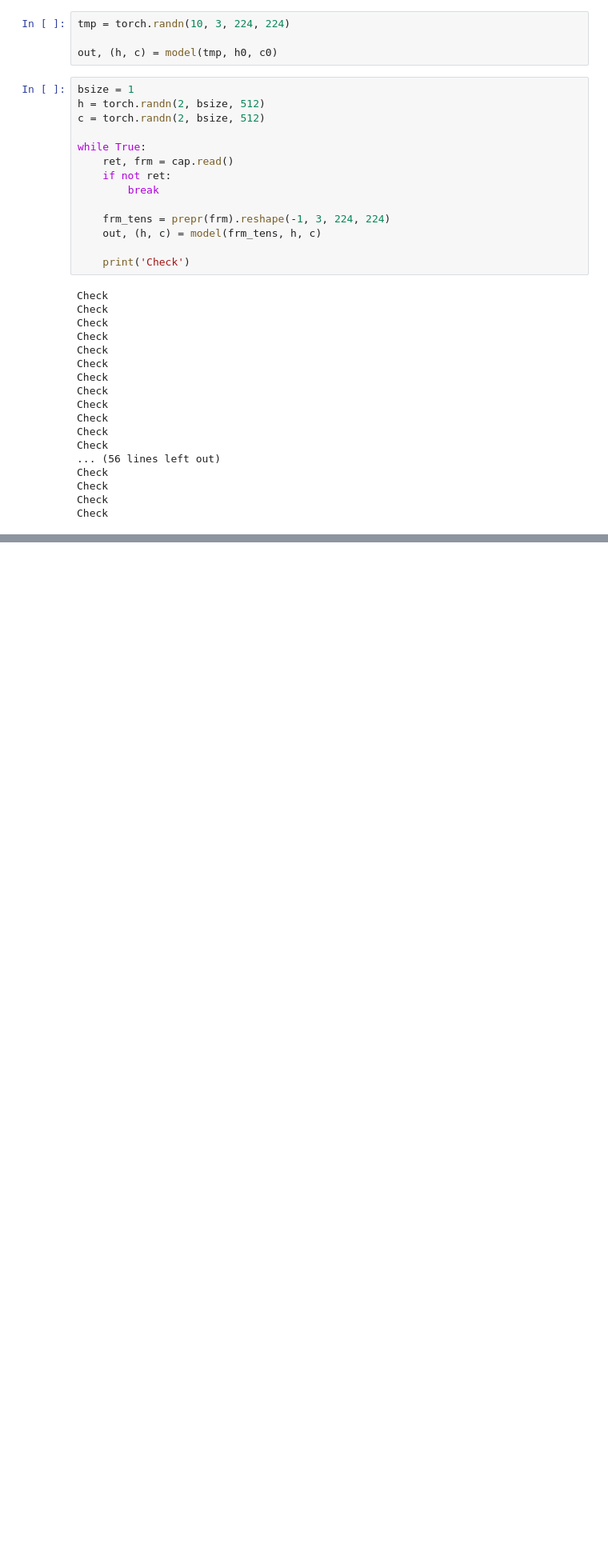
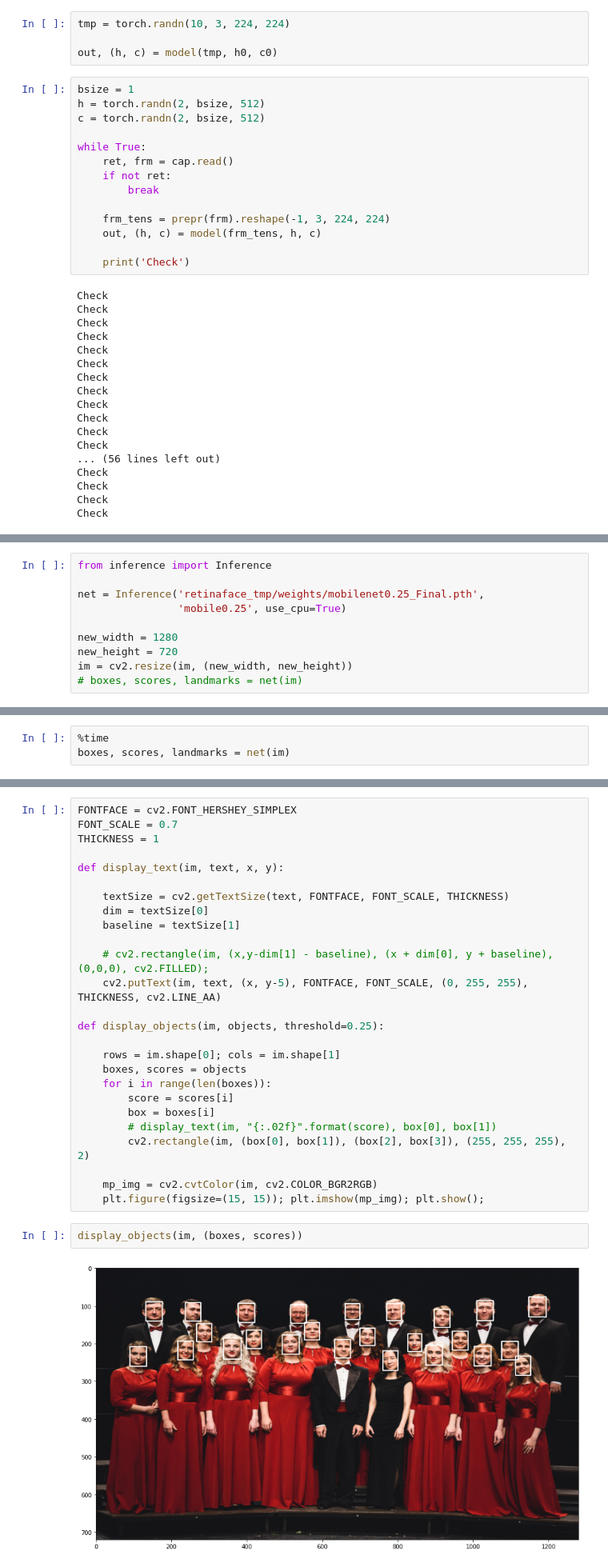
Before and after one commit to Irek21/ExpressionRecognition, a Jupyter notebook: main.ipynb, the cells around one changed output, grey strips where cells are left out. Shown at 80% size. Drawn from its saved outputs; the diff is of its cells as text; blank space fills up the shorter version.

```diff
--- a/main.ipynb
+++ b/main.ipynb
@@ -110,0 +125,10 @@ Check
+# %%
+from inference import Inference
+
+net = Inference('retinaface_tmp/weights/mobilenet0.25_Final.pth',
+                'mobile0.25', use_cpu=True)
+
+new_width = 1280
+new_height = 720
+im = cv2.resize(im, (new_width, new_height))
+# boxes, scores, landmarks = net(im)
@@ -110,0 +153,3 @@ Check
+# %%
+%time
+boxes, scores, landmarks = net(im)
@@ -110,0 +159,30 @@ Check
+# %%
+FONTFACE = cv2.FONT_HERSHEY_SIMPLEX
+FONT_SCALE = 0.7
+THICKNESS = 1
+
+def display_text(im, text, x, y):
+
+    textSize = cv2.getTextSize(text, FONTFACE, FONT_SCALE, THICKNESS)
+    dim = textSize[0]
+    baseline = textSize[1]
+
+    # cv2.rectangle(im, (x,y-dim[1] - baseline), (x + dim[0], y + baseline), (0,0,0), cv2.FILLED);
+    cv2.putText(im, text, (x, y-5), FONTFACE, FONT_SCALE, (0, 255, 255), THICKNESS, cv2.LINE_AA)
+
+def display_objects(im, objects, threshold=0.25):
+
+    rows = im.shape[0]; cols = im.shape[1]
+    boxes, scores = objects
+    for i in range(len(boxes)):
+        score = scores[i]
+        box = boxes[i]
+        # display_text(im, "{:.02f}".format(score), box[0], box[1])
+        cv2.rectangle(im, (box[0], box[1]), (box[2], box[3]), (255, 255, 255), 2)
+
+    mp_img = cv2.cvtColor(im, cv2.COLOR_BGR2RGB)
+    plt.figure(figsize=(15, 15)); plt.imshow(mp_img); plt.show();
+# %%
+display_objects(im, (boxes, scores))
+# %% [output]
+[figure, added]
```
Also changed, not shown: parts of 20 cells of this notebook, 9 other files.
